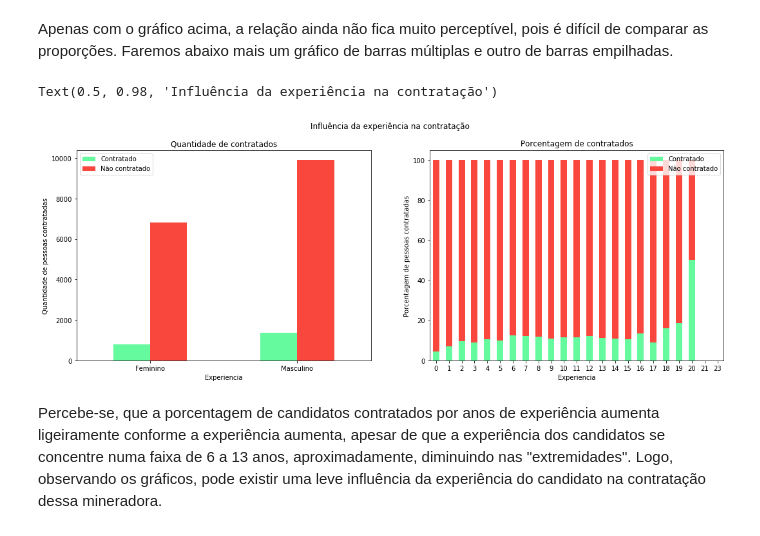
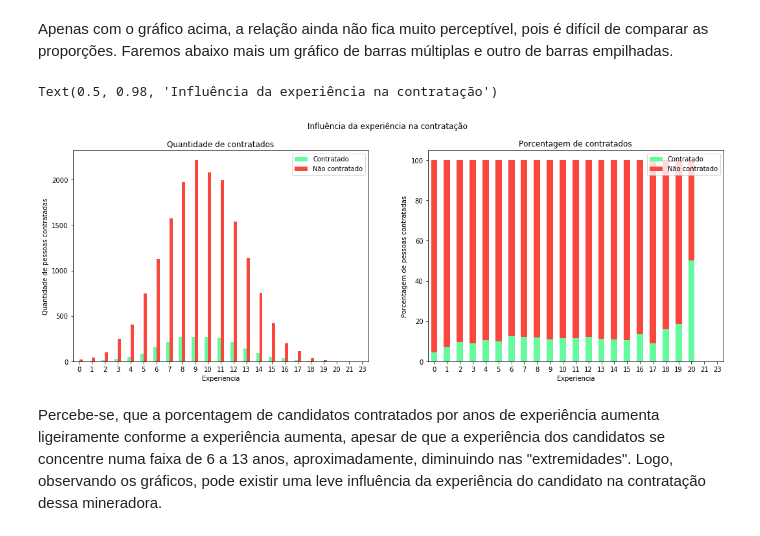
Before and after one commit to BrunoFornaro/icd_a2_2021, a Jupyter notebook: a2_icd_2021.ipynb, the cells around one changed output. Cells and saved outputs as stored; diff of their text form; code cells hidden in the pictures.

```diff
--- a/a2_icd_2021.ipynb
+++ b/a2_icd_2021.ipynb
@@ -423,36 +434,37 @@ contratado_experiencia = df_experiencia[df_experiencia['contratado'] == "Sim"]
 nao_contratado_experiencia = df_experiencia[df_experiencia['contratado'] == "Não"]
 
 # Contando as ocorrências
 contratado_experiencia = contratado_experiencia.groupby('experiencia').count()
 nao_contratado_experiencia = nao_contratado_experiencia.groupby('experiencia').count()
 
 # Renomeando a coluna do dataframe de não contratados (tranformado em um série)
 nao_contratado_experiencia = pd.Series(nao_contratado_experiencia['contratado'], name = ("nao_contratado"))
 
 # Concatenando para retornar ao dataframe desejado
 contratado_experiencia = pd.concat([contratado_experiencia, nao_contratado_experiencia], axis=1)
 
 # Criando uma paleta de cores (foi utilizado o adobe color para conseguir cores complementares)
 cores_contratacao = ['#64FA9D', '#FA473D']
 
+# Tranformando dados para obter o gráfico de barras empilhadas com as proporções
 dados_empilhados = contratado_experiencia.apply(lambda x: x*100/sum(x), axis=1)
-# Plotando o gráfico de barras duplas
 
+# Plotando os gráficos
 fig, axes = plt.subplots(nrows=1, ncols=2, figsize = (18,6))
-contratado_genero.plot(kind='bar', rot=0, color = cores_contratacao,ax=axes[0])
+contratado_experiencia.plot(kind='bar', rot=0, color = cores_contratacao,ax=axes[0])
 axes[0].set_title("Quantidade de contratados")
 axes[0].set_xlabel("Experiencia")
 axes[0].set_ylabel("Quantidade de pessoas contratadas")
 axes[0].legend(['Contratado', 'Não contratado'])
 dados_empilhados.plot(kind="bar", stacked=True, rot=0, color = cores_contratacao,ax=axes[1])
 axes[1].set_title("Porcentagem de contratados")
 axes[1].set_xlabel("Experiencia")
 axes[1].set_ylabel("Porcentagem de pessoas contratadas")
 axes[1].legend(['Contratado', 'Não contratado'])
 fig.suptitle("Influência da experiência na contratação")
 # %% [output]
 Text(0.5, 0.98, 'Influência da experiência na contratação')
-[figure, old version]
+[figure, new version]
 # %% [markdown]
 Percebe-se, que a porcentagem de candidatos contratados por anos de experiência aumenta ligeiramente conforme a experiência aumenta, apesar de que a experiência dos candidatos se concentre numa faixa de 6 a 13 anos, aproximadamente, diminuindo nas "extremidades". Logo, observando os gráficos, pode existir uma leve influência da experiência do candidato na contratação dessa mineradora.
 # %% [markdown]
```
Also changed, not shown: parts of 12 cells of this notebook, 1 other file.
